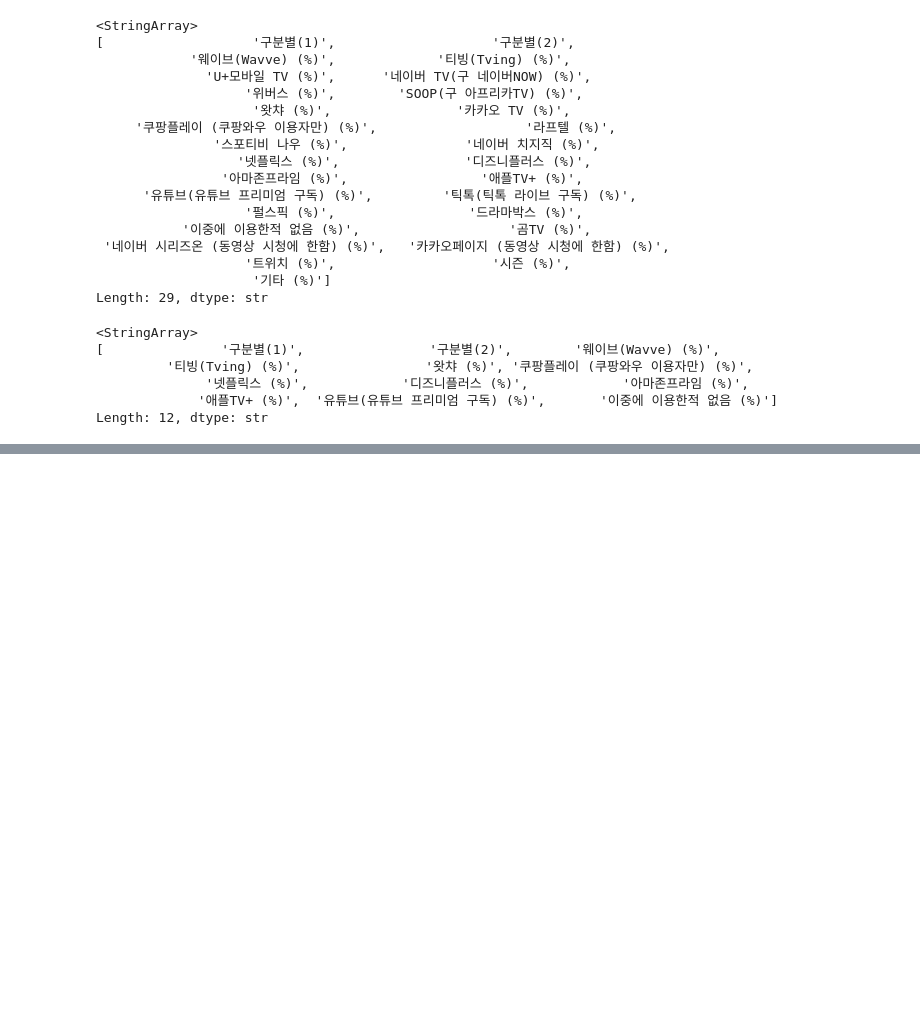
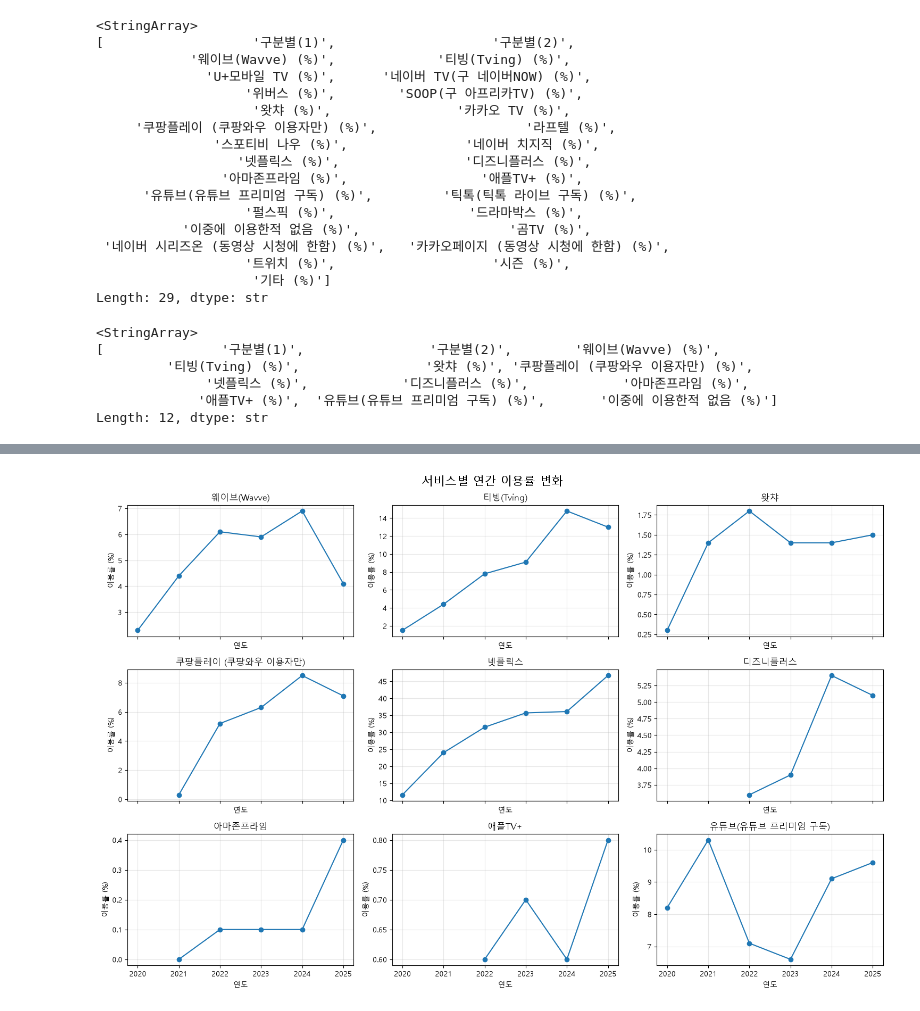
Before and after one commit to fun5307/study-with-ai-2, a Jupyter notebook: src/study_with_ai_2/Project/project.ipynb, the cells around one changed output, grey strips where cells are left out. Cells and saved outputs as stored; diff of their text form; code cells hidden in the pictures; blank space fills up the shorter version.

```diff
--- a/src/study_with_ai_2/Project/project.ipynb
+++ b/src/study_with_ai_2/Project/project.ipynb
@@ -128,23 +92,28 @@ Index(['구분별(1)', '구분별(2)', '웨이브(Wavve) (%)', '티빙(Tving) (%
 # %%
 # 전체 응답자(전체·소계)의 서비스 이용률만 추출
 overall_usage = df_long[
     (df_long["구분별(1)"] == "전체")
     & (df_long["구분별(2)"] == "소계")
 ].copy()
 
-# 서비스별 이용률의 연도별 평균으로 전체 변화 추세 계산
-annual_mean_usage = (
-    overall_usage.groupby("연도", as_index=False)["이용률"]
-    .mean()
-    .sort_values("연도")
-)
+# '이용경험 없음'을 제외한 9개 서비스의 연도별 이용률
+services = overall_usage.loc[
+    ~overall_usage["서비스"].str.contains("이용경험 없음", na=False),
+    "서비스",
+].unique()
 
-plt.figure(figsize=(8, 4))
-plt.plot(annual_mean_usage["연도"], annual_mean_usage["이용률"], marker="o")
-plt.title("전체 응답자의 연도별 평균 서비스 이용률")
-plt.xlabel("연도")
-plt.ylabel("평균 이용률 (%)")
-plt.grid(axis="y", alpha=0.3)
+fig, axes = plt.subplots(3, 3, figsize=(15, 10), sharex=True)
+
+for ax, service in zip(axes.flat, services):
+    yearly_usage = overall_usage[overall_usage["서비스"] == service].sort_values("연도")
+    ax.plot(yearly_usage["연도"], yearly_usage["이용률"], marker="o")
+    ax.set_title(service.replace(" (%)", ""))
+    ax.set_xlabel("연도")
+    ax.set_ylabel("이용률 (%)")
+    ax.grid(alpha=0.3)
+
+plt.suptitle("서비스별 연간 이용률 변화", fontsize=16)
+plt.tight_layout()
 plt.show()
-
-annual_mean_usage
+# %% [output]
+[figure, added]
```
Also changed, not shown: parts of 2 cells of this notebook, 23 other files.
